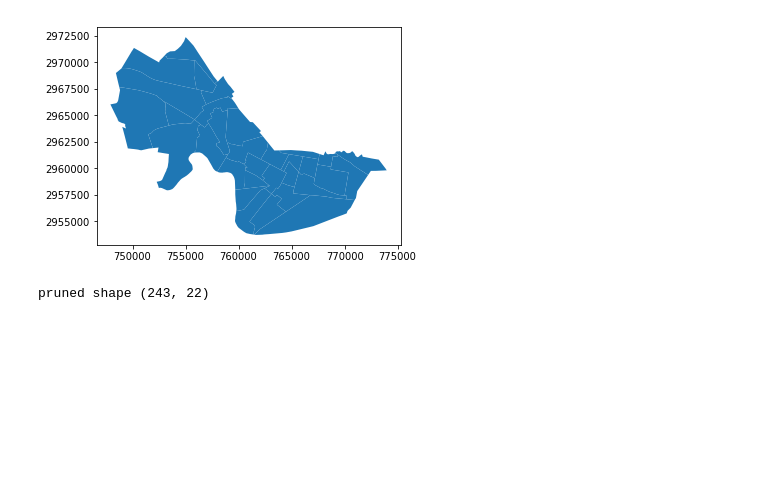
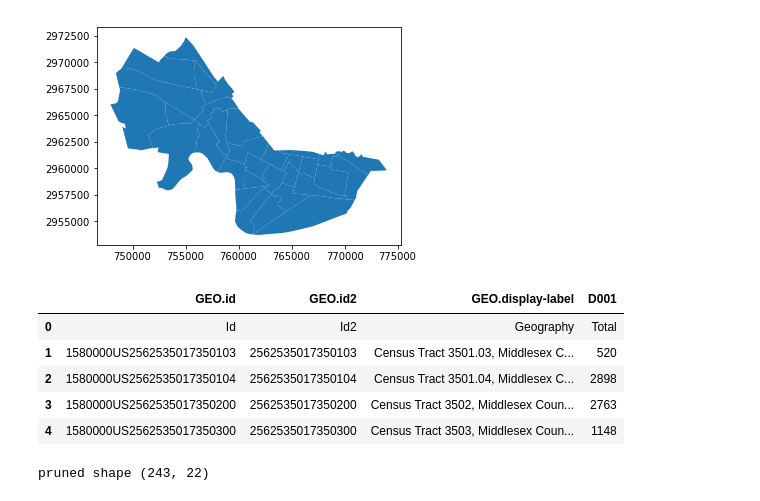
Before and after one commit to aberke/income-race-bikes, a Jupyter notebook: scripts/boston_area_census_tracts.ipynb, the cells around one changed output. Drawn from its saved outputs; the diff is of its cells as text; code cells hidden in the pictures; blank space fills up the shorter version.

Commit message:
fixed processing of somerville census tracts

```diff
--- a/scripts/boston_area_census_tracts.ipynb
+++ b/scripts/boston_area_census_tracts.ipynb
@@ -90,13 +90,23 @@ cambridge geoids (32,)
 # %%
 # Somerville geoids
 somerville_filename = '../data/ma/dumps/somerville_data.csv'
 somerville_df = pd.read_csv(somerville_filename)
-somerville_tracts = [i[-6:len(example)] for i in somerville_df['GEO.id2'].unique() if i != 'Id2']
+
+somerville_tracts = [i[-6:len(i)] for i in somerville_df['GEO.id2'].unique() if i != 'Id2']
+
 # Transform tracts into geoids
 # Somerville is in Middlesex county.  county FP is 017
 somerville_geoids = ['25017' + str(tract) for tract in somerville_tracts]
 for geoid in somerville_geoids:
     assert(geoid in ma_shapefile_df['GEOID10'].unique())
+somerville_df.head()
+# %% [output]
+|  | GEO.id | GEO.id2 | GEO.display-label | D001 |
+| 0 | Id | Id2 | Geography | Total |
+| 1 | 1580000US2562535017350103 | 2562535017350103 | Census Tract 3501.03, Middlesex C... | 520 |
+| 2 | 1580000US2562535017350104 | 2562535017350104 | Census Tract 3501.04, Middlesex C... | 2898 |
+| 3 | 1580000US2562535017350200 | 2562535017350200 | Census Tract 3502, Middlesex Coun... | 2763 |
+| 4 | 1580000US2562535017350300 | 2562535017350300 | Census Tract 3503, Middlesex Coun... | 1148 |
 # %%
 # Now I have all of the geoids
 interesting_geoids = boston_geoids + brookline_geoids + cambridge_geoids + somerville_geoids
```
